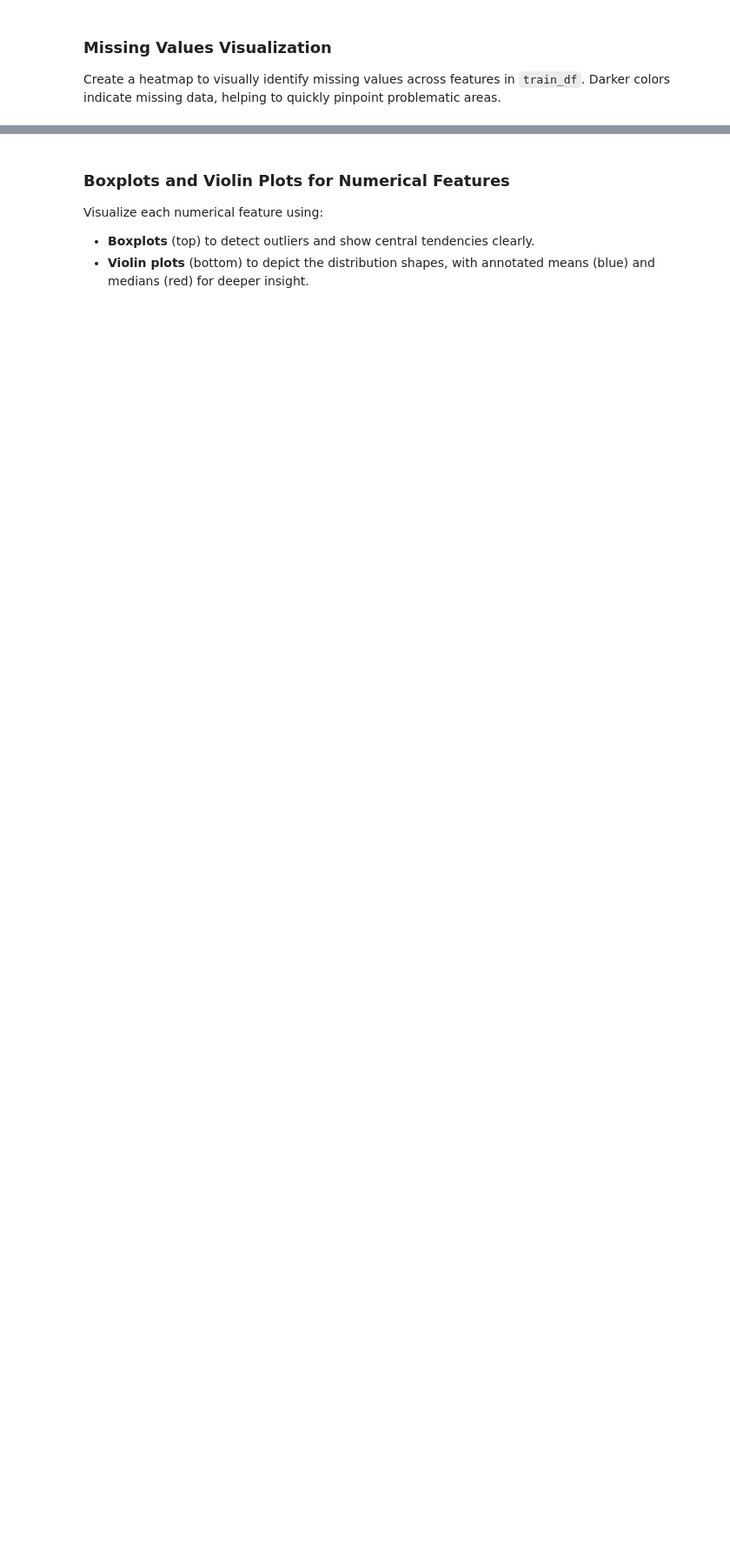
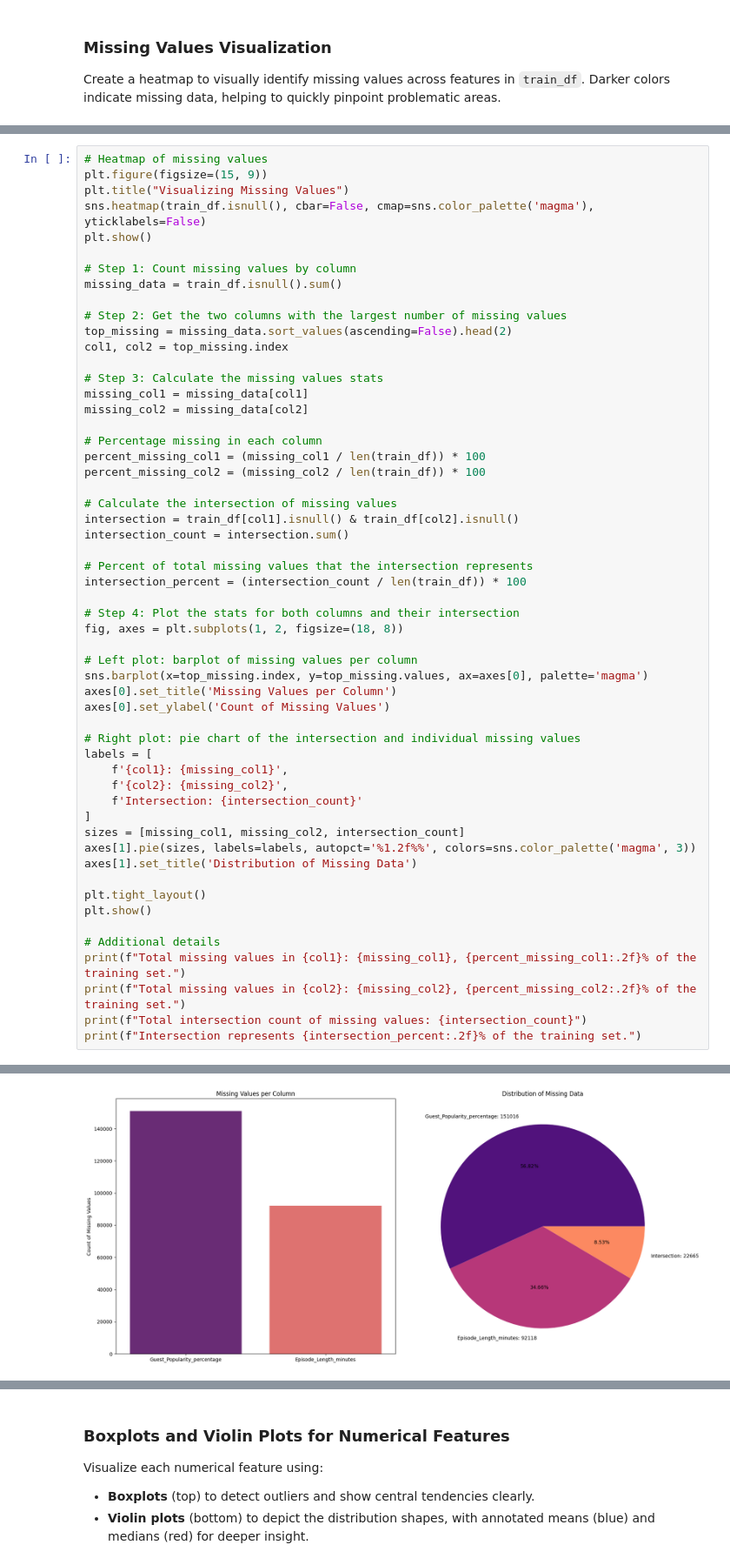
Before and after one commit to Adrien-1997/kaggle-learning, a Jupyter notebook: s5e04-eda.ipynb, the cells around one changed output, grey strips where cells are left out. Shown at 87% size. Cells and saved outputs as stored; diff of their text form; blank space fills up the shorter version.

```diff
--- a/s5e04-eda.ipynb
+++ b/s5e04-eda.ipynb
@@ -206,0 +200,56 @@ plt.show()
+# %%
+# Heatmap of missing values
+plt.figure(figsize=(15, 9))
+plt.title("Visualizing Missing Values")
+sns.heatmap(train_df.isnull(), cbar=False, cmap=sns.color_palette('magma'), yticklabels=False)
+plt.show()
+
+# Step 1: Count missing values by column
+missing_data = train_df.isnull().sum()
+
+# Step 2: Get the two columns with the largest number of missing values
+top_missing = missing_data.sort_values(ascending=False).head(2)
+col1, col2 = top_missing.index
+
+# Step 3: Calculate the missing values stats
+missing_col1 = missing_data[col1]
+missing_col2 = missing_data[col2]
+
+# Percentage missing in each column
+percent_missing_col1 = (missing_col1 / len(train_df)) * 100
+percent_missing_col2 = (missing_col2 / len(train_df)) * 100
+
+# Calculate the intersection of missing values
+intersection = train_df[col1].isnull() & train_df[col2].isnull()
+intersection_count = intersection.sum()
+
+# Percent of total missing values that the intersection represents
+intersection_percent = (intersection_count / len(train_df)) * 100
+
+# Step 4: Plot the stats for both columns and their intersection
+fig, axes = plt.subplots(1, 2, figsize=(18, 8))
+
+# Left plot: barplot of missing values per column
+sns.barplot(x=top_missing.index, y=top_missing.values, ax=axes[0], palette='magma')
+axes[0].set_title('Missing Values per Column')
+axes[0].set_ylabel('Count of Missing Values')
+
+# Right plot: pie chart of the intersection and individual missing values
+labels = [
+    f'{col1}: {missing_col1}',
+    f'{col2}: {missing_col2}',
+    f'Intersection: {intersection_count}'
+]
+sizes = [missing_col1, missing_col2, intersection_count]
+axes[1].pie(sizes, labels=labels, autopct='%1.2f%%', colors=sns.color_palette('magma', 3))
+axes[1].set_title('Distribution of Missing Data')
+
+plt.tight_layout()
+plt.show()
+
+# Additional details
+print(f"Total missing values in {col1}: {missing_col1}, {percent_missing_col1:.2f}% of the training set.")
+print(f"Total missing values in {col2}: {missing_col2}, {percent_missing_col2:.2f}% of the training set.")
+print(f"Total intersection count of missing values: {intersection_count}")
+print(f"Intersection represents {intersection_percent:.2f}% of the training set.")
+# %% [output]
@@ -206,0 +257 @@ plt.show()
+[figure, added]
```
Also changed, not shown: parts of 7 cells of this notebook.
